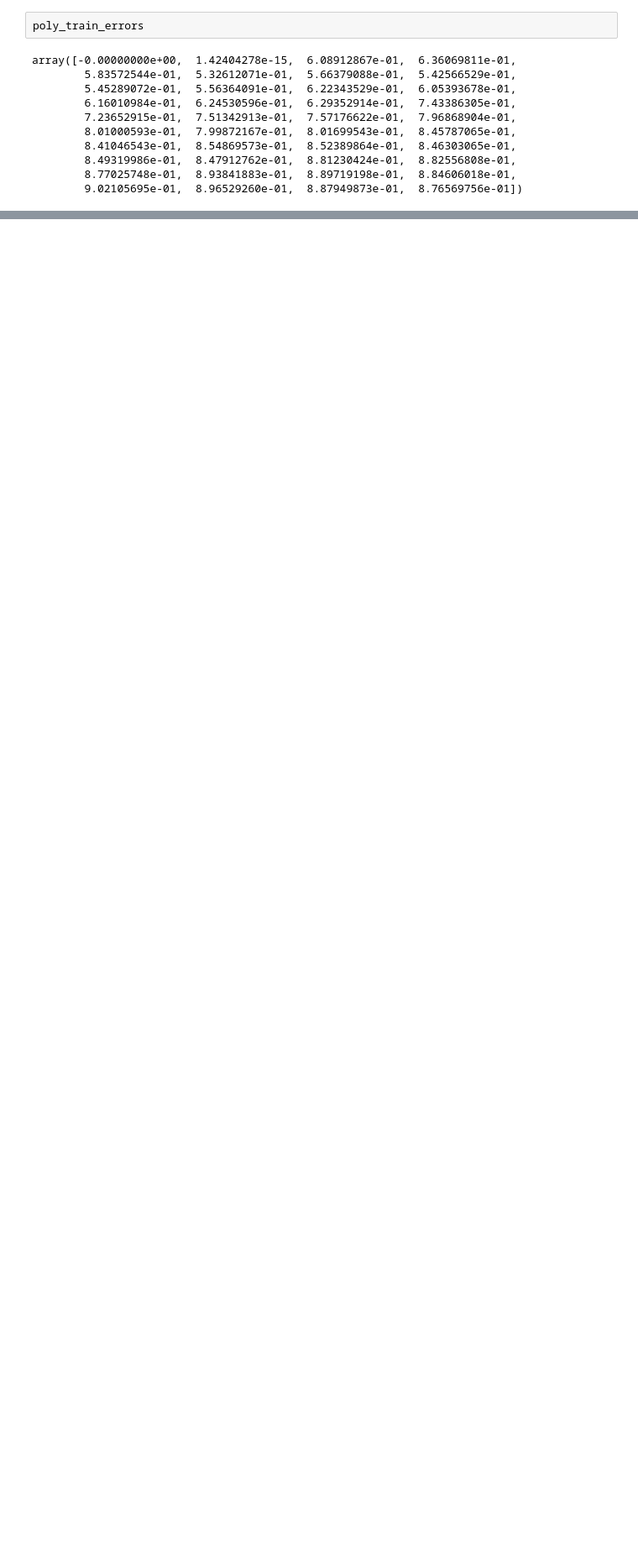
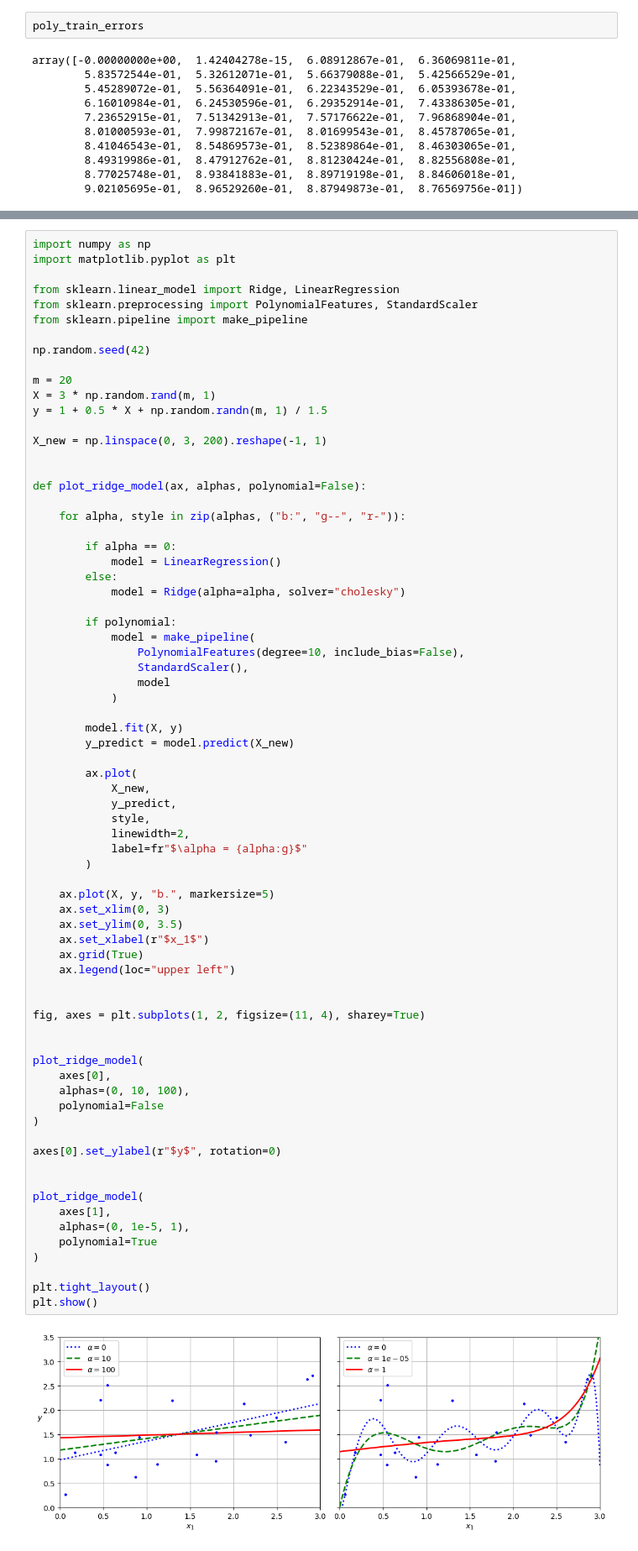
Before and after one commit to Sankalp17ML/hands-on-ml-training-models, a Jupyter notebook: notebooks/04_training_models.ipynb, the cells around one changed output, grey strips where cells are left out. Shown at 84% size. Drawn from its saved outputs; the diff is of its cells as text; blank space fills up the shorter version.

Commit message:
Completed Ridge Regression and Lasso Regression

```diff
--- a/notebooks/04_training_models.ipynb
+++ b/notebooks/04_training_models.ipynb
@@ -531,0 +560,74 @@ plt.show()
+# %%
+import numpy as np
+import matplotlib.pyplot as plt
+
+from sklearn.linear_model import Ridge, LinearRegression
+from sklearn.preprocessing import PolynomialFeatures, StandardScaler
+from sklearn.pipeline import make_pipeline
+
+np.random.seed(42)
+
+m = 20
+X = 3 * np.random.rand(m, 1)
+y = 1 + 0.5 * X + np.random.randn(m, 1) / 1.5
+
+X_new = np.linspace(0, 3, 200).reshape(-1, 1)
+
+
+def plot_ridge_model(ax, alphas, polynomial=False):
+
+    for alpha, style in zip(alphas, ("b:", "g--", "r-")):
+
+        if alpha == 0:
+            model = LinearRegression()
+        else:
+            model = Ridge(alpha=alpha, solver="cholesky")
+
+        if polynomial:
+            model = make_pipeline(
+                PolynomialFeatures(degree=10, include_bias=False),
+                StandardScaler(),
+                model
+            )
+
+        model.fit(X, y)
+        y_predict = model.predict(X_new)
+
+        ax.plot(
+            X_new,
+            y_predict,
+            style,
+            linewidth=2,
+            label=fr"$\alpha = {alpha:g}$"
+        )
+
+    ax.plot(X, y, "b.", markersize=5)
+    ax.set_xlim(0, 3)
+    ax.set_ylim(0, 3.5)
+    ax.set_xlabel(r"$x_1$")
+    ax.grid(True)
+    ax.legend(loc="upper left")
+
+
+fig, axes = plt.subplots(1, 2, figsize=(11, 4), sharey=True)
+
+
+plot_ridge_model(
+    axes[0],
+    alphas=(0, 10, 100),
+    polynomial=False
+)
+
+axes[0].set_ylabel(r"$y$", rotation=0)
+
+
+plot_ridge_model(
+    axes[1],
+    alphas=(0, 1e-5, 1),
+    polynomial=True
+)
+
+plt.tight_layout()
+plt.show()
+# %% [output]
+[figure, added]
```
Also changed, not shown: parts of 6 cells of this notebook, 1 other file.
